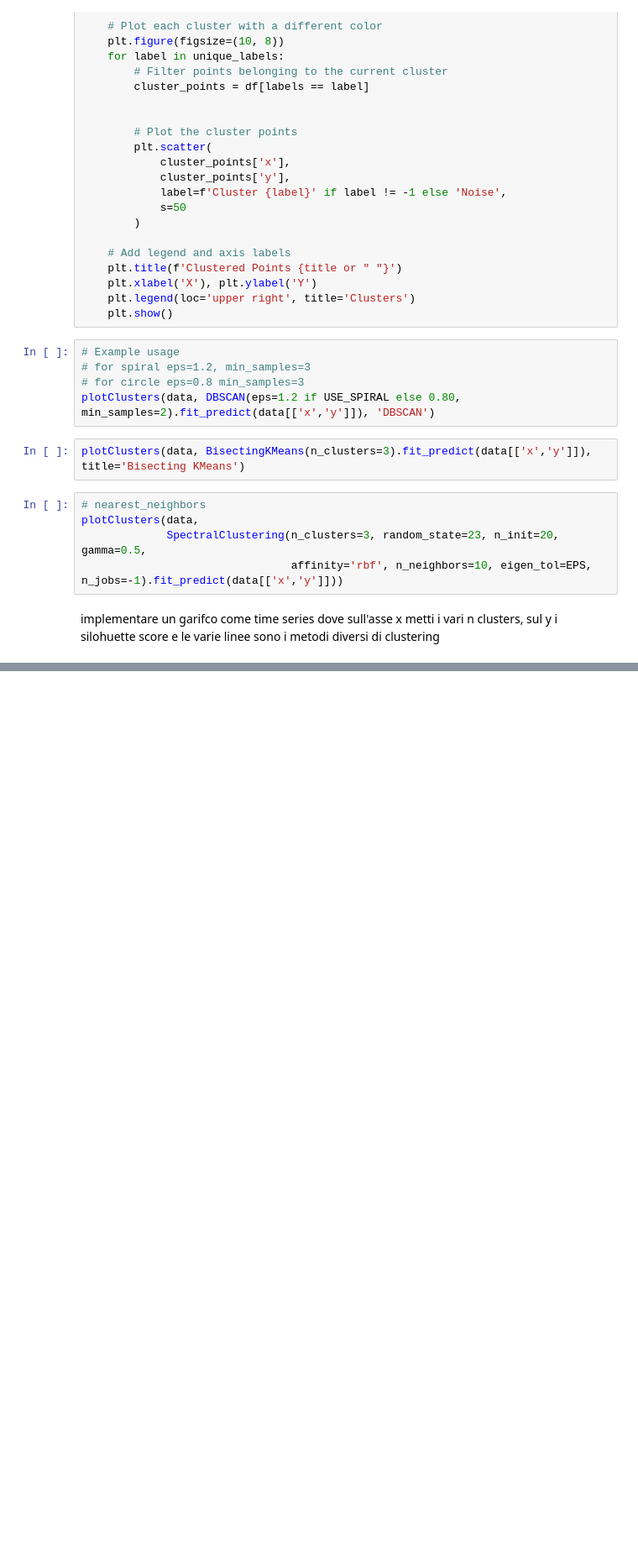
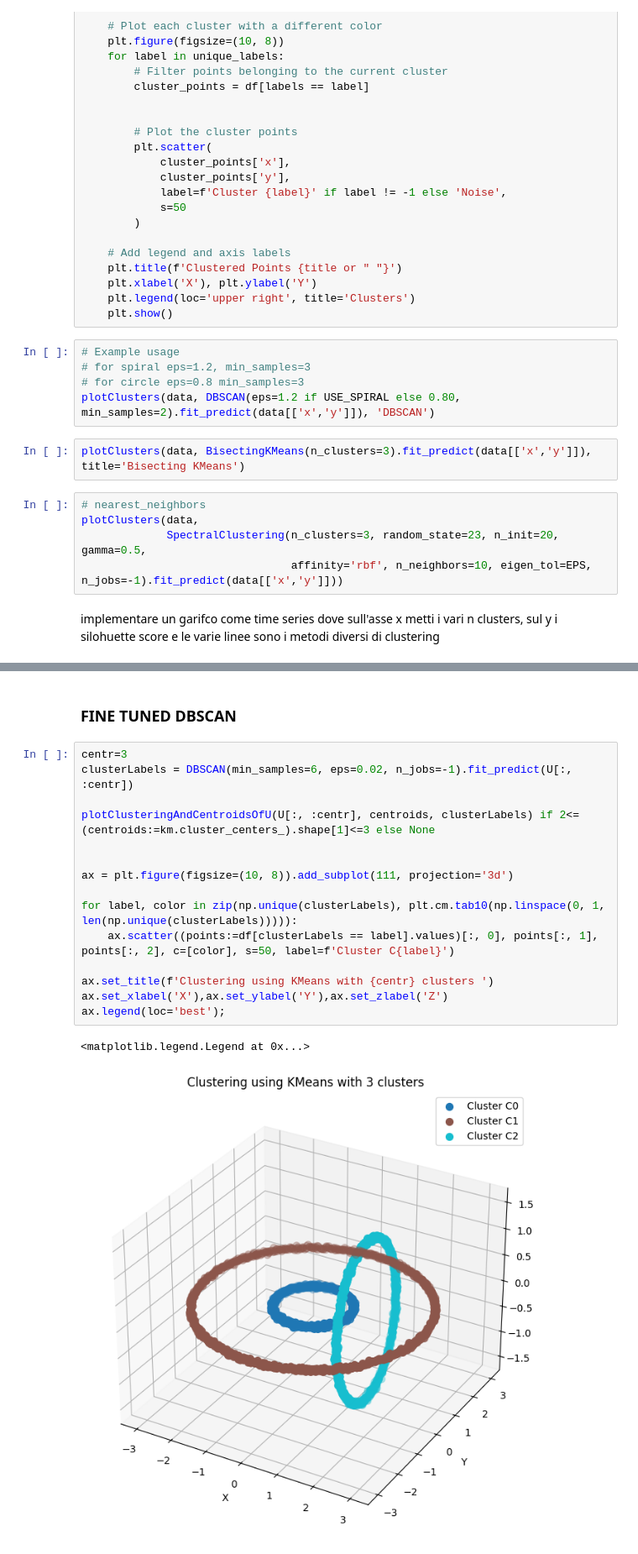
Before and after one commit to Nuzz23/02TWYSM-Computational-linear-algebra-for-large-scale-problems, a Jupyter notebook: Assignments/Berrone/HW_SC.ipynb, the cells around one changed output, grey strips where cells are left out. Shown at 84% size. Cells and saved outputs as stored; diff of their text form; blank space fills up the shorter version.

```diff
--- a/Assignments/Berrone/HW_SC.ipynb
+++ b/Assignments/Berrone/HW_SC.ipynb
@@ -536,0 +660,20 @@ implementare un garifco come time series dove sull'asse x metti i vari n cluster
+# %% [markdown]
+### <b> FINE TUNED DBSCAN </b>
+# %%
+centr=3
+clusterLabels = DBSCAN(min_samples=6, eps=0.02, n_jobs=-1).fit_predict(U[:, :centr])
+
+plotClusteringAndCentroidsOfU(U[:, :centr], centroids, clusterLabels) if 2<= (centroids:=km.cluster_centers_).shape[1]<=3 else None
+
+
+ax = plt.figure(figsize=(10, 8)).add_subplot(111, projection='3d')
+
+for label, color in zip(np.unique(clusterLabels), plt.cm.tab10(np.linspace(0, 1, len(np.unique(clusterLabels))))):
+    ax.scatter((points:=df[clusterLabels == label].values)[:, 0], points[:, 1], points[:, 2], c=[color], s=50, label=f'Cluster C{label}')
+
+ax.set_title(f'Clustering using KMeans with {centr} clusters ')
+ax.set_xlabel('X'),ax.set_ylabel('Y'),ax.set_zlabel('Z')
+ax.legend(loc='best');
+# %% [output]
+<matplotlib.legend.Legend at 0x...>
+[figure, added]
```
Also changed, not shown: parts of 30 cells of this notebook, 1 other file.
